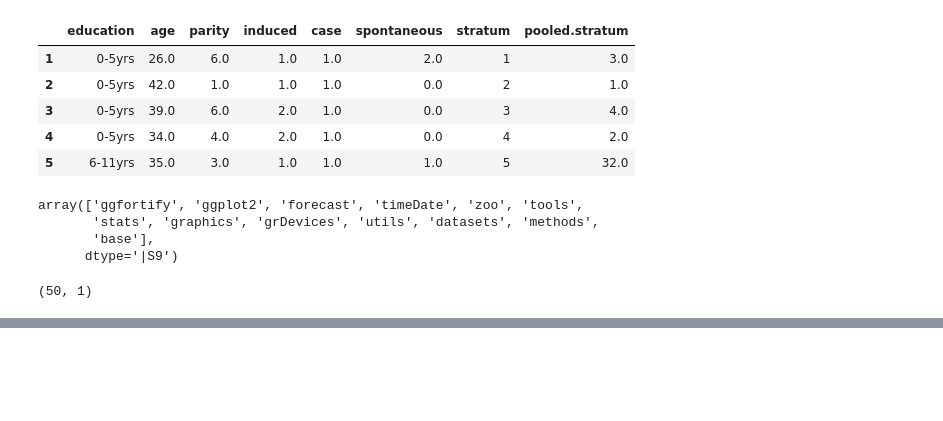
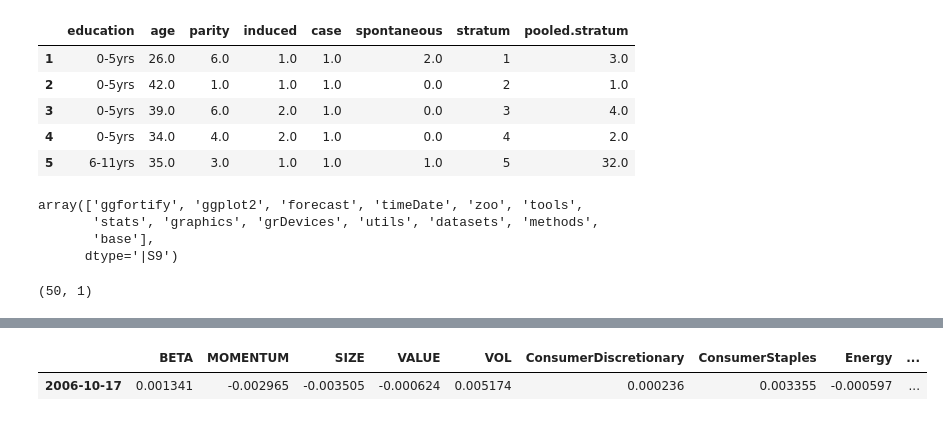
Before and after one commit to ddyuewang/capstone_project, a Jupyter notebook: R_to_python.ipynb, the cells around one changed output, grey strips where cells are left out. Drawn from its saved outputs; the diff is of its cells as text; code cells hidden in the pictures; blank space fills up the shorter version.

```diff
--- a/R_to_python.ipynb
+++ b/R_to_python.ipynb
@@ -285,0 +280,7 @@ vars = importr("vars")
+# %%
+var = DynamicVAR(data_pd_var, min_periods=data_pd_var.shape[0]-2, window_type='expanding')
+# %%
+var.forecast(1)
+# %% [output]
+|  | BETA | MOMENTUM | SIZE | VALUE | VOL | ConsumerDiscretionary | ConsumerStaples | Energy | ... |
+| 2006-10-17 | 0.001341 | -0.002965 | -0.003505 | -0.000624 | 0.005174 | 0.000236 | 0.003355 | -0.000597 | ... |
```
Also changed, not shown: parts of 55 cells of this notebook, 2 other files.
